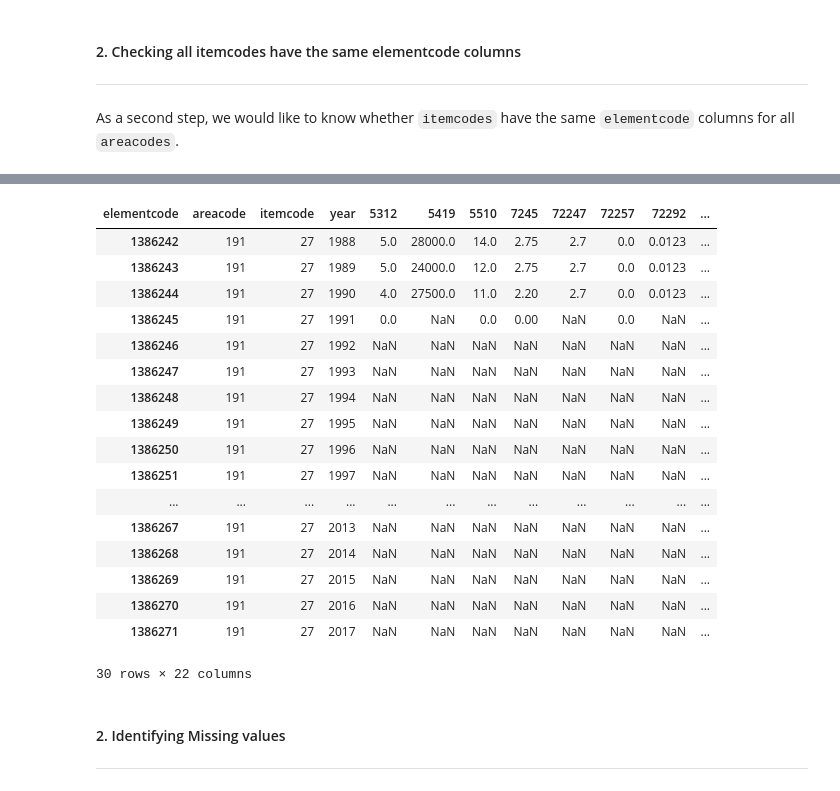
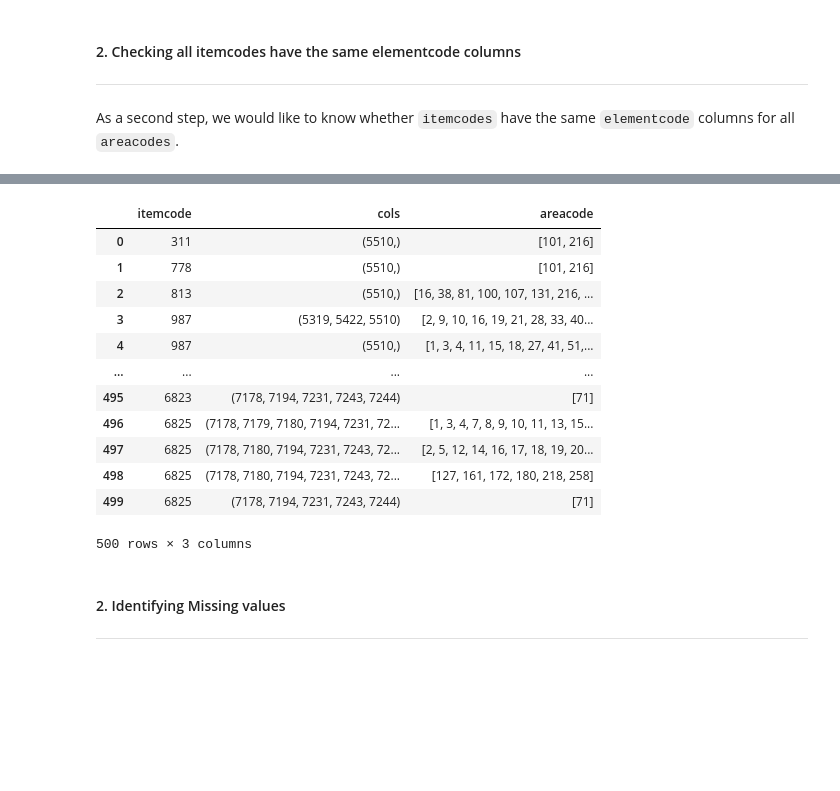
Before and after one commit to ChatPerche/ADA_Project, a Jupyter notebook: Milestone_2.ipynb, the cells around one changed output, grey strips where cells are left out. Drawn from its saved outputs; the diff is of its cells as text; code cells hidden in the pictures; blank space fills up the shorter version.

```diff
--- a/Milestone_2.ipynb
+++ b/Milestone_2.ipynb
@@ -774,9 +779,9 @@ Name: file, Length: 396, dtype: object
-# %%
-ts_stats = get_ts_stats(reshaped_df).reset_index()
 # %%
 ts_stats['cols'] = ts_stats.cols.apply(lambda x: tuple(list(sorted(x))))
 # %%
 ts_stats = ts_stats.drop('years', axis=1)
+# %%
+ts_stats = ts_stats.reset_index()
 # %%
 element_stats = ts_stats.groupby(['itemcode', 'cols'])['areacode'].apply(list).reset_index()
 # %%
@@ -822,25 +795,19 @@ Name: 72245, dtype: float64
-# %%
-from utils import get_item
-get_item(reshaped_df, [27], [191])
-# %% [output]
-| elementcode | areacode | itemcode | year | 5312 | 5419 | 5510 | 7245 | 72247 | 72257 | 72292 | ... |
-| 1386242 | 191 | 27 | 1988 | 5.0 | 28000.0 | 14.0 | 2.75 | 2.7 | 0.0 | 0.0123 | ... |
-| 1386243 | 191 | 27 | 1989 | 5.0 | 24000.0 | 12.0 | 2.75 | 2.7 | 0.0 | 0.0123 | ... |
-| 1386244 | 191 | 27 | 1990 | 4.0 | 27500.0 | 11.0 | 2.20 | 2.7 | 0.0 | 0.0123 | ... |
-| 1386245 | 191 | 27 | 1991 | 0.0 | NaN | 0.0 | 0.00 | NaN | 0.0 | NaN | ... |
-| 1386246 | 191 | 27 | 1992 | NaN | NaN | NaN | NaN | NaN | NaN | NaN | ... |
-| 1386247 | 191 | 27 | 1993 | NaN | NaN | NaN | NaN | NaN | NaN | NaN | ... |
-| 1386248 | 191 | 27 | 1994 | NaN | NaN | NaN | NaN | NaN | NaN | NaN | ... |
-| 1386249 | 191 | 27 | 1995 | NaN | NaN | NaN | NaN | NaN | NaN | NaN | ... |
-| 1386250 | 191 | 27 | 1996 | NaN | NaN | NaN | NaN | NaN | NaN | NaN | ... |
-| 1386251 | 191 | 27 | 1997 | NaN | NaN | NaN | NaN | NaN | NaN | NaN | ... |
-| ... | ... | ... | ... | ... | ... | ... | ... | ... | ... | ... | ... |
-| 1386267 | 191 | 27 | 2013 | NaN | NaN | NaN | NaN | NaN | NaN | NaN | ... |
-| 1386268 | 191 | 27 | 2014 | NaN | NaN | NaN | NaN | NaN | NaN | NaN | ... |
-| 1386269 | 191 | 27 | 2015 | NaN | NaN | NaN | NaN | NaN | NaN | NaN | ... |
-| 1386270 | 191 | 27 | 2016 | NaN | NaN | NaN | NaN | NaN | NaN | NaN | ... |
-| 1386271 | 191 | 27 | 2017 | NaN | NaN | NaN | NaN | NaN | NaN | NaN | ... |
-30 rows × 22 columns
+# %%
+element_stats
+# %% [output]
+|  | itemcode | cols | areacode |
+| 0 | 311 | (5510,) | [101, 216] |
+| 1 | 778 | (5510,) | [101, 216] |
+| 2 | 813 | (5510,) | [16, 38, 81, 100, 107, 131, 216, ... |
+| 3 | 987 | (5319, 5422, 5510) | [2, 9, 10, 16, 19, 21, 28, 33, 40... |
+| 4 | 987 | (5510,) | [1, 3, 4, 11, 15, 18, 27, 41, 51,... |
+| ... | ... | ... | ... |
+| 495 | 6823 | (7178, 7194, 7231, 7243, 7244) | [71] |
+| 496 | 6825 | (7178, 7179, 7180, 7194, 7231, 72... | [1, 3, 4, 7, 8, 9, 10, 11, 13, 15... |
+| 497 | 6825 | (7178, 7180, 7194, 7231, 7243, 72... | [2, 5, 12, 14, 16, 17, 18, 19, 20... |
+| 498 | 6825 | (7178, 7180, 7194, 7231, 7243, 72... | [127, 161, 172, 180, 218, 258] |
+| 499 | 6825 | (7178, 7194, 7231, 7243, 7244) | [71] |
+500 rows × 3 columns
 # %% [markdown]
 #### 2. Identifying Missing values
 ---
```
Also changed, not shown: parts of 32 cells of this notebook.
